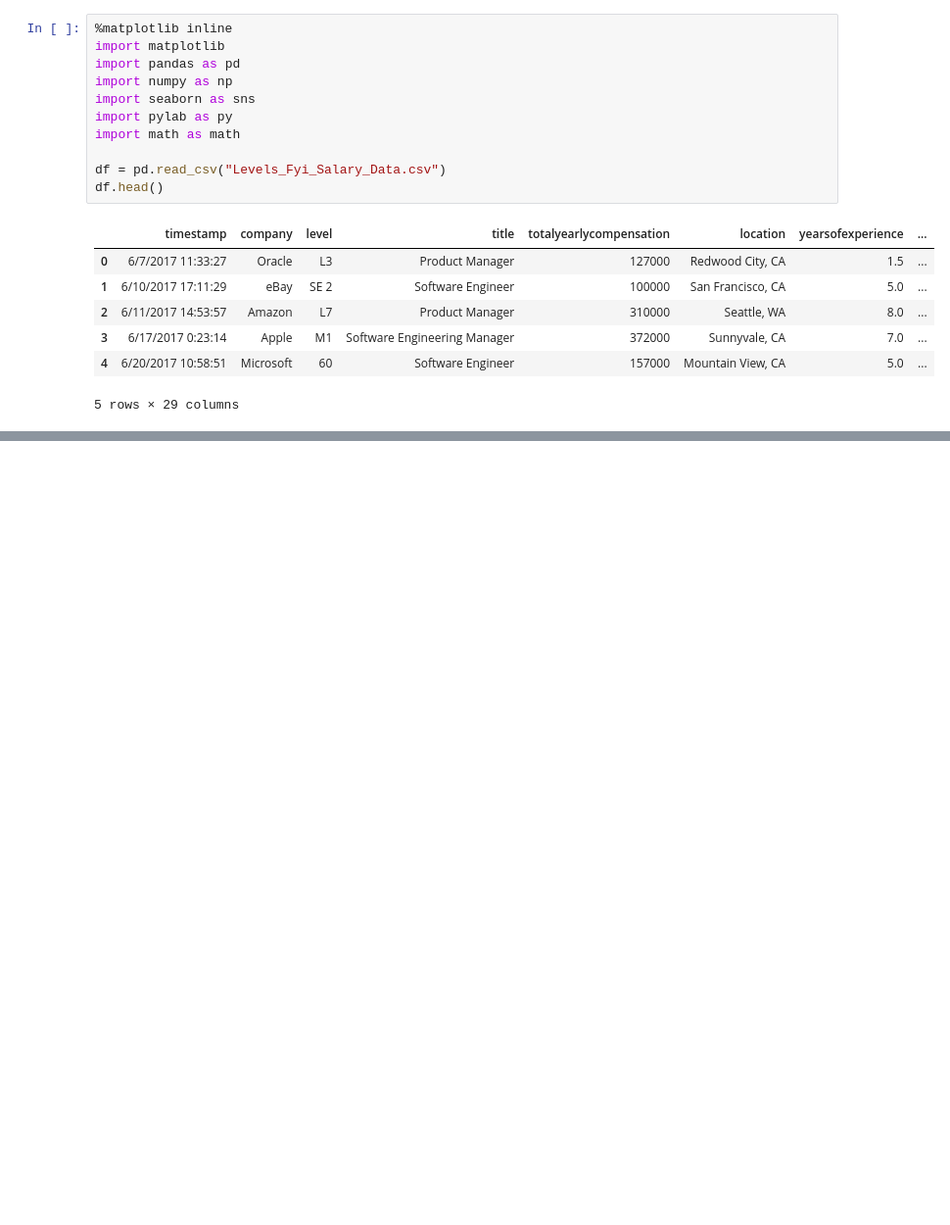
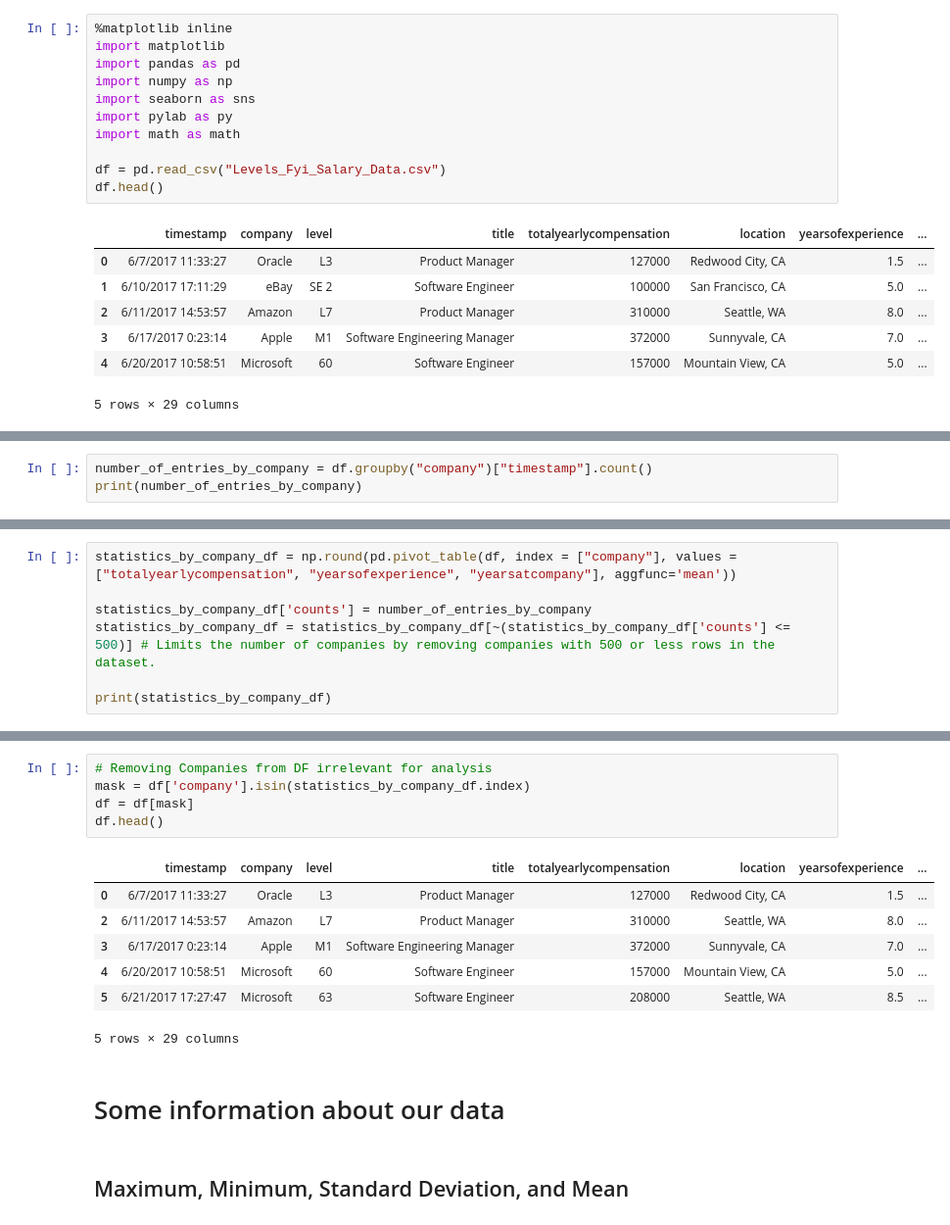
Before and after one commit to ndem002/105-Final-Project, a Jupyter notebook: Untitled.ipynb, the cells around one changed output, grey strips where cells are left out. Shown at 98% size. Cells and saved outputs as stored; diff of their text form; blank space fills up the shorter version.

Commit message:
Added some basic statistics and Cleaned the Data

```diff
--- a/Untitled.ipynb
+++ b/Untitled.ipynb
@@ -19,0 +24,3 @@ df.head()
+# %%
+number_of_entries_by_company = df.groupby("company")["timestamp"].count()
+print(number_of_entries_by_company)
@@ -19,0 +41,7 @@ df.head()
+# %%
+statistics_by_company_df = np.round(pd.pivot_table(df, index = ["company"], values = ["totalyearlycompensation", "yearsofexperience", "yearsatcompany"], aggfunc='mean'))
+
+statistics_by_company_df['counts'] = number_of_entries_by_company
+statistics_by_company_df = statistics_by_company_df[~(statistics_by_company_df['counts'] <= 500)] # Limits the number of companies by removing companies with 500 or less rows in the dataset.
+
+print(statistics_by_company_df)
@@ -19,0 +66,17 @@ df.head()
+# %%
+# Removing Companies from DF irrelevant for analysis
+mask = df['company'].isin(statistics_by_company_df.index)
+df = df[mask]
+df.head()
+# %% [output]
+|  | timestamp | company | level | title | totalyearlycompensation | location | yearsofexperience | ... |
+| 0 | 6/7/2017 11:33:27 | Oracle | L3 | Product Manager | 127000 | Redwood City, CA | 1.5 | ... |
+| 2 | 6/11/2017 14:53:57 | Amazon | L7 | Product Manager | 310000 | Seattle, WA | 8.0 | ... |
+| 3 | 6/17/2017 0:23:14 | Apple | M1 | Software Engineering Manager | 372000 | Sunnyvale, CA | 7.0 | ... |
+| 4 | 6/20/2017 10:58:51 | Microsoft | 60 | Software Engineer | 157000 | Mountain View, CA | 5.0 | ... |
+| 5 | 6/21/2017 17:27:47 | Microsoft | 63 | Software Engineer | 208000 | Seattle, WA | 8.5 | ... |
+5 rows × 29 columns
+# %% [markdown]
+# Some information about our data
+# %% [markdown]
+## Maximum, Minimum, Standard Deviation, and Mean
```
Also changed, not shown: parts of 14 cells of this notebook.
